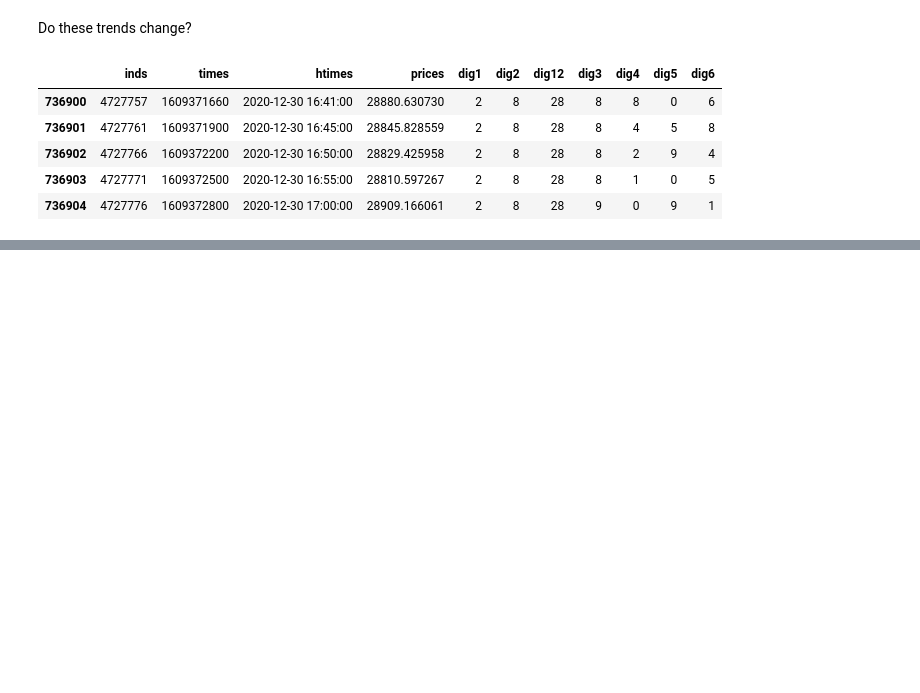
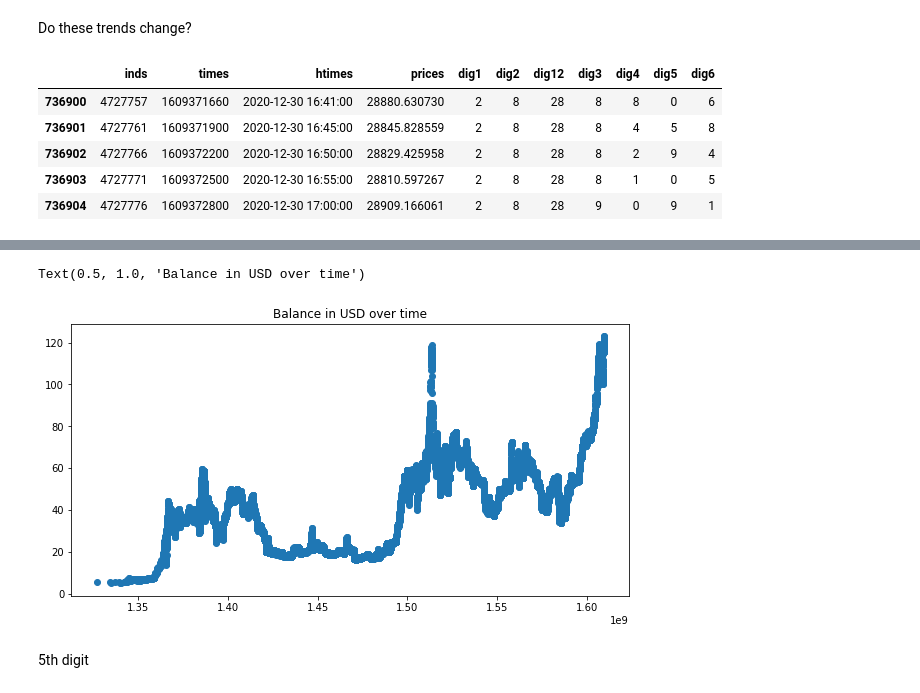
Before and after one commit to Mitchellpkt/empirical-benford-analyses, a Jupyter notebook: empirical-benford-analysis.ipynb, the cells around one changed output, grey strips where cells are left out. Saved outputs shown, nothing was run; the diff lists cells and outputs as text; code cells hidden in the pictures; blank space fills up the shorter version.

```diff
--- a/empirical-benford-analysis.ipynb
+++ b/empirical-benford-analysis.ipynb
@@ -325,0 +385,9 @@ for yi in range(len(complete_years)):
+# %%
+f = plt.figure(figsize=(10,5), facecolor='w')
+plt.scatter(usdtimes, usdbalvec)
+plt.title('Balance in USD over time')
+# %% [output]
+Text(0.5, 1.0, 'Balance in USD over time')
+[figure, added]
+# %% [markdown]
+5th digit
```
Also changed, not shown: parts of 9 cells of this notebook.
